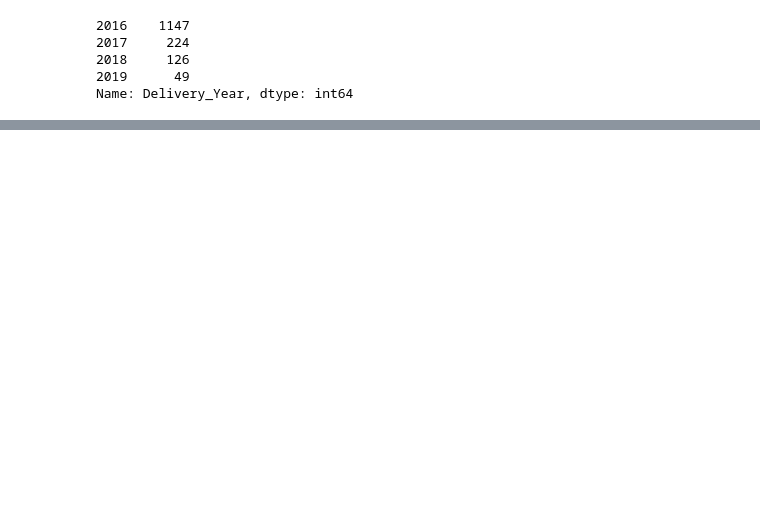
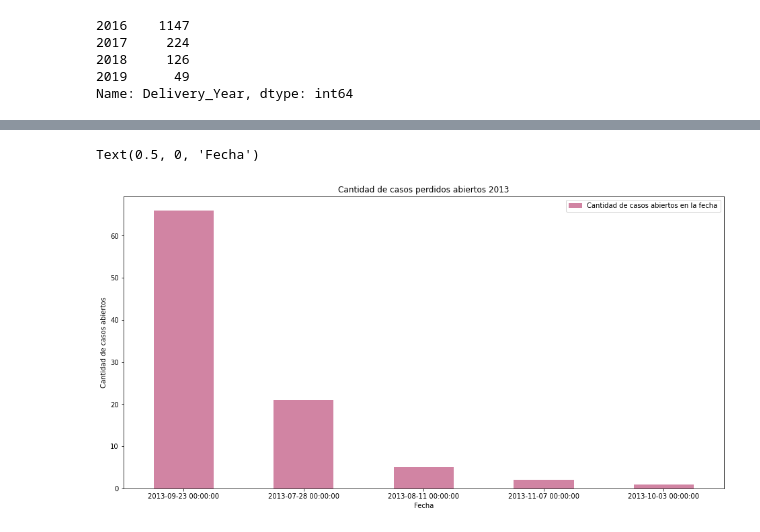
Before and after one commit to Ramaxx95/TP1-Orga-de-Datos, a Jupyter notebook: Visualizaciones/Region_Japan.ipynb, the cells around one changed output, grey strips where cells are left out. Cells and saved outputs as stored; diff of their text form; code cells hidden in the pictures; blank space fills up the shorter version.

```diff
--- a/Visualizaciones/Region_Japan.ipynb
+++ b/Visualizaciones/Region_Japan.ipynb
@@ -108,3 +108,6 @@ japon_cerrados_perdidas_df.Delivery_Year.value_counts()
 2018     126
 2019      49
 Name: Delivery_Year, dtype: int64
+# %%
+casos_perdidos_japon_2013_df = japon_cerrados_perdidas_df[japon_cerrados_perdidas_df.Account_Created_Date.dt.year == 2013]
+casos_perdidos_japon_2013_df
@@ -110,0 +128,4 @@ Name: Delivery_Year, dtype: int64
+# %%
+grafico_casos_perdidos_creados_2013_df = casos_perdidos_japon_2013_df.Account_Created_Date.value_counts().to_frame()
+grafico_casos_perdidos_creados_2013_df.columns=['Cantidad de casos abiertos en la fecha']
+grafico_casos_perdidos_creados_2013_df
@@ -110,0 +139,8 @@ Name: Delivery_Year, dtype: int64
+# %%
+grafico_casos_perdidos_creados_2013_df.plot(kind = 'bar', figsize =(16,8), rot =0, title = 'Cantidad de casos perdidos abiertos 2013', color = (0.7, 0.2, 0.4, 0.6));
+ax=plt.gca()
+ax.set_ylabel('Cantidad de casos abiertos');
+ax.set_xlabel('Fecha')
+# %% [output]
+Text(0.5, 0, 'Fecha')
+[figure, added]
```
Also changed, not shown: parts of 3 cells of this notebook.
